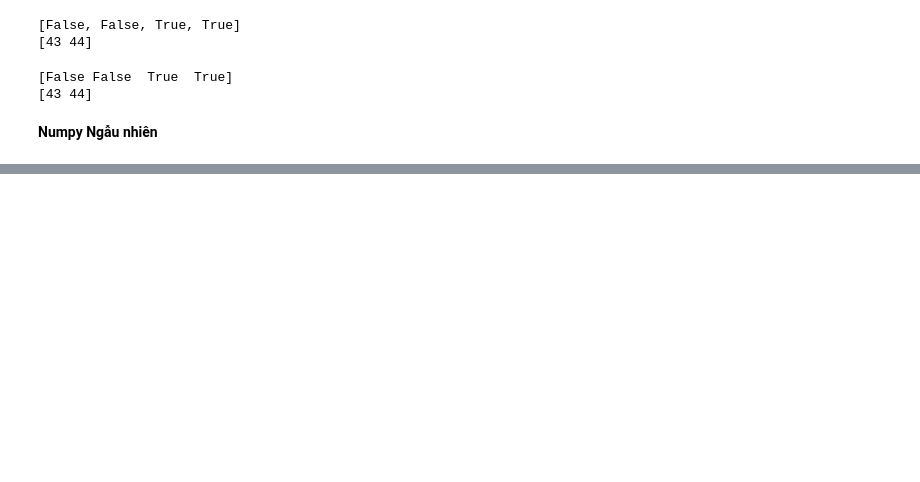
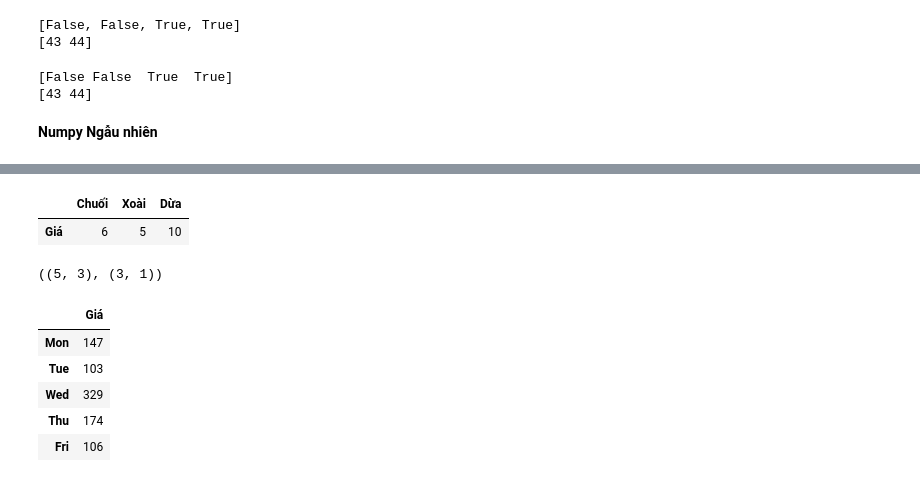
Before and after one commit to minhnhat2/data-science, a Jupyter notebook: numpy.ipynb, the cells around one changed output, grey strips where cells are left out. Drawn from its saved outputs; the diff is of its cells as text; code cells hidden in the pictures; blank space fills up the shorter version.

```diff
--- a/numpy.ipynb
+++ b/numpy.ipynb
@@ -320,0 +676,22 @@ print(newarr)
+# %%
+# Tạo giá tiền
+gia=np.array([6,5,10])
+gia_sp=pd.DataFrame(gia.reshape(1,3) ,index=["Giá"],columns=["Chuối","Xoài","Dừa"])
+gia_sp
+# %% [output]
+|  | Chuối | Xoài | Dừa |
+| Giá | 6 | 5 | 10 |
+# %%
+week_sale.shape,gia_sp.T.shape
+# %% [output]
+((5, 3), (3, 1))
+# %%
+total_gia=week_sale.dot(gia_sp.T)
+total_gia
+# %% [output]
+|  | Giá |
+| Mon | 147 |
+| Tue | 103 |
+| Wed | 329 |
+| Thu | 174 |
+| Fri | 106 |
```
Also changed, not shown: parts of 62 cells of this notebook.
